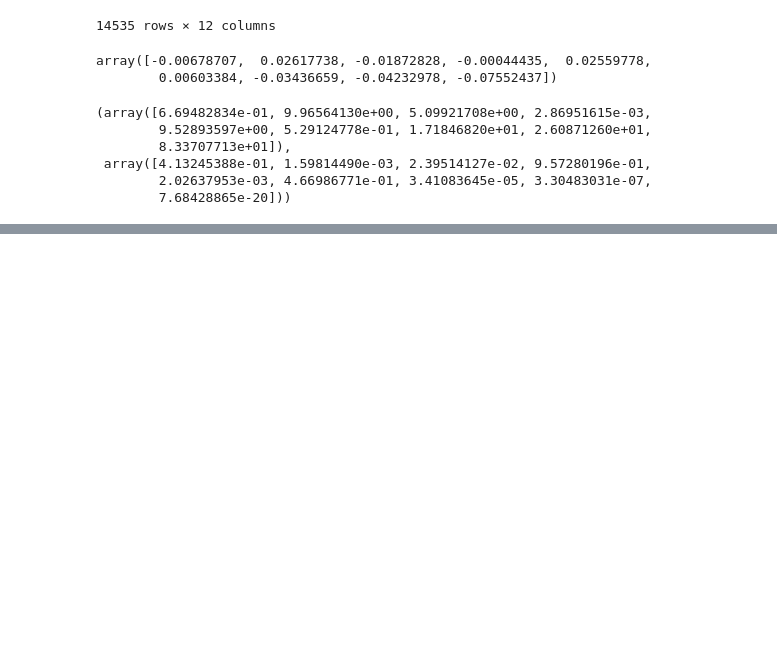
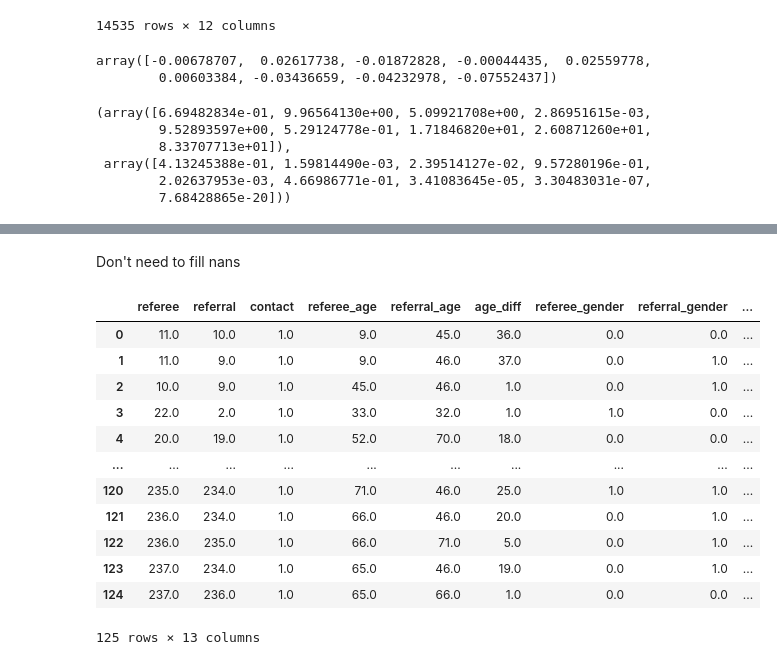
Before and after one commit to swestfechtel/masterarbeit, a Jupyter notebook: network_analysis/basic_regressions.ipynb, the cells around one changed output, grey strips where cells are left out. Drawn from its saved outputs; the diff is of its cells as text; code cells hidden in the pictures; blank space fills up the shorter version.

```diff
--- a/network_analysis/basic_regressions.ipynb
+++ b/network_analysis/basic_regressions.ipynb
@@ -126,0 +240,3 @@ f_regression(yunnan_data[yunnan_data.columns[3:]], yunnan_data['contact'])
+# %%
+shanxi_nodelist['hukou_ints'] = pd.factorize(shanxi_nodelist['hukou'])[0]
+shanxi_nodelist
@@ -126,0 +257,2 @@ f_regression(yunnan_data[yunnan_data.columns[3:]], yunnan_data['contact'])
+# %%
+shanxi_dummies = pd.get_dummies(shanxi_nodelist)
@@ -126,0 +271,50 @@ f_regression(yunnan_data[yunnan_data.columns[3:]], yunnan_data['contact'])
+# %% [markdown]
+Don't need to fill nans
+# %%
+shanxi_data = pd.DataFrame(columns=['referee', 'referral', 'contact', 'referee_age', 'referral_age', 'age_diff', 'referee_gender', 'referral_gender', 'gender_diff', 'referee_relatives', 'referral_relatives', 'relatives_diff',
+                                    'hukou_diff'])
+referees_hukou = pd.DataFrame(columns=['hukou_ankang', 'hukou_baoji', 'hukou_dazhi', 'hukou_hancheng',
+                                       'hukou_hanzhong', 'hukou_henan', 'hukou_lantian', 'hukou_lingbao',
+                                       'hukou_nanjing', 'hukou_pingdingshan', 'hukou_shanghai',
+                                       'hukou_shangluo', 'hukou_suizhou', 'hukou_tianmen', 'hukou_tongchuan',
+                                       'hukou_weinan', 'hukou_wuhan', 'hukou_xian', 'hukou_xianyang',
+                                       'hukou_xiaogan', 'hukou_yanan', 'hukou_yanglin', 'hukou_yichang',
+                                       'hukou_yingcheng', 'hukou_yulin'])
+referrals_hukou = referees_hukou.copy()
+# %%
+added_combinations = set()
+for index, row in shanxi_edgelist[~shanxi_edgelist['Referral'].isna()].iterrows():
+    referee = shanxi_nodelist.loc[shanxi_nodelist['node_id'] == row['Referee']]
+    referral = shanxi_nodelist.loc[shanxi_nodelist['node_id'] == row['Referral']]
+    new_row = pd.Series({'referee': row['Referee'], 'referral': row['Referral'], 'contact': 1, 'referee_age': referee['age'].iloc[0], 'referral_age': referral['age'].iloc[0], 'age_diff': abs(referee['age'].iloc[0] - referral['age'].iloc[0]),
+                         'referee_gender': referee['gender'].iloc[0], 'referral_gender': referral['gender'].iloc[0], 'gender_diff': abs(referee['gender'].iloc[0] - referral['gender'].iloc[0]),
+                         'referee_relatives': referee['relatives'].iloc[0], 'referral_relatives': referral['relatives'].iloc[0], 'relatives_diff': abs(referee['relatives'].iloc[0] - referral['relatives'].iloc[0]),
+                         'hukou_diff': abs(referee['hukou_ints'].iloc[0] - referral['hukou_ints'].iloc[0])})
+
+    referee_dummies = shanxi_dummies.loc[shanxi_dummies['node_id'] == row['Referee']][shanxi_dummies.columns[6:]]
+    referral_dummies = shanxi_dummies.loc[shanxi_dummies['node_id'] == row['Referral']][shanxi_dummies.columns[6:]]
+
+    shanxi_data = pd.concat([shanxi_data, new_row.to_frame().T], axis='index', ignore_index=True)
+    shanxi_data['hukou_diff'] = shanxi_data['hukou_diff'].where(shanxi_data['hukou_diff'] == 0, 1)
+
+    referees_hukou = pd.concat([referees_hukou, referee_dummies], axis='index', ignore_index=True)
+    referrals_hukou = pd.concat([referrals_hukou, referral_dummies], axis='index', ignore_index=True)
+
+    added_combinations.add((referee['node_id'].iloc[0], referral['node_id'].iloc[0]))
+    added_combinations.add((referral['node_id'].iloc[0], referee['node_id'].iloc[0]))
+# %%
+shanxi_data
+# %% [output]
+|  | referee | referral | contact | referee_age | referral_age | age_diff | referee_gender | referral_gender | ... |
+| 0 | 11.0 | 10.0 | 1.0 | 9.0 | 45.0 | 36.0 | 0.0 | 0.0 | ... |
+| 1 | 11.0 | 9.0 | 1.0 | 9.0 | 46.0 | 37.0 | 0.0 | 1.0 | ... |
+| 2 | 10.0 | 9.0 | 1.0 | 45.0 | 46.0 | 1.0 | 0.0 | 1.0 | ... |
+| 3 | 22.0 | 2.0 | 1.0 | 33.0 | 32.0 | 1.0 | 1.0 | 0.0 | ... |
+| 4 | 20.0 | 19.0 | 1.0 | 52.0 | 70.0 | 18.0 | 0.0 | 0.0 | ... |
+| ... | ... | ... | ... | ... | ... | ... | ... | ... | ... |
+| 120 | 235.0 | 234.0 | 1.0 | 71.0 | 46.0 | 25.0 | 1.0 | 1.0 | ... |
+| 121 | 236.0 | 234.0 | 1.0 | 66.0 | 46.0 | 20.0 | 0.0 | 1.0 | ... |
+| 122 | 236.0 | 235.0 | 1.0 | 66.0 | 71.0 | 5.0 | 0.0 | 1.0 | ... |
+| 123 | 237.0 | 234.0 | 1.0 | 65.0 | 46.0 | 19.0 | 0.0 | 1.0 | ... |
+| 124 | 237.0 | 236.0 | 1.0 | 65.0 | 66.0 | 1.0 | 0.0 | 0.0 | ... |
+125 rows × 13 columns
```
Also changed, not shown: parts of 29 cells of this notebook, 12 other files.
